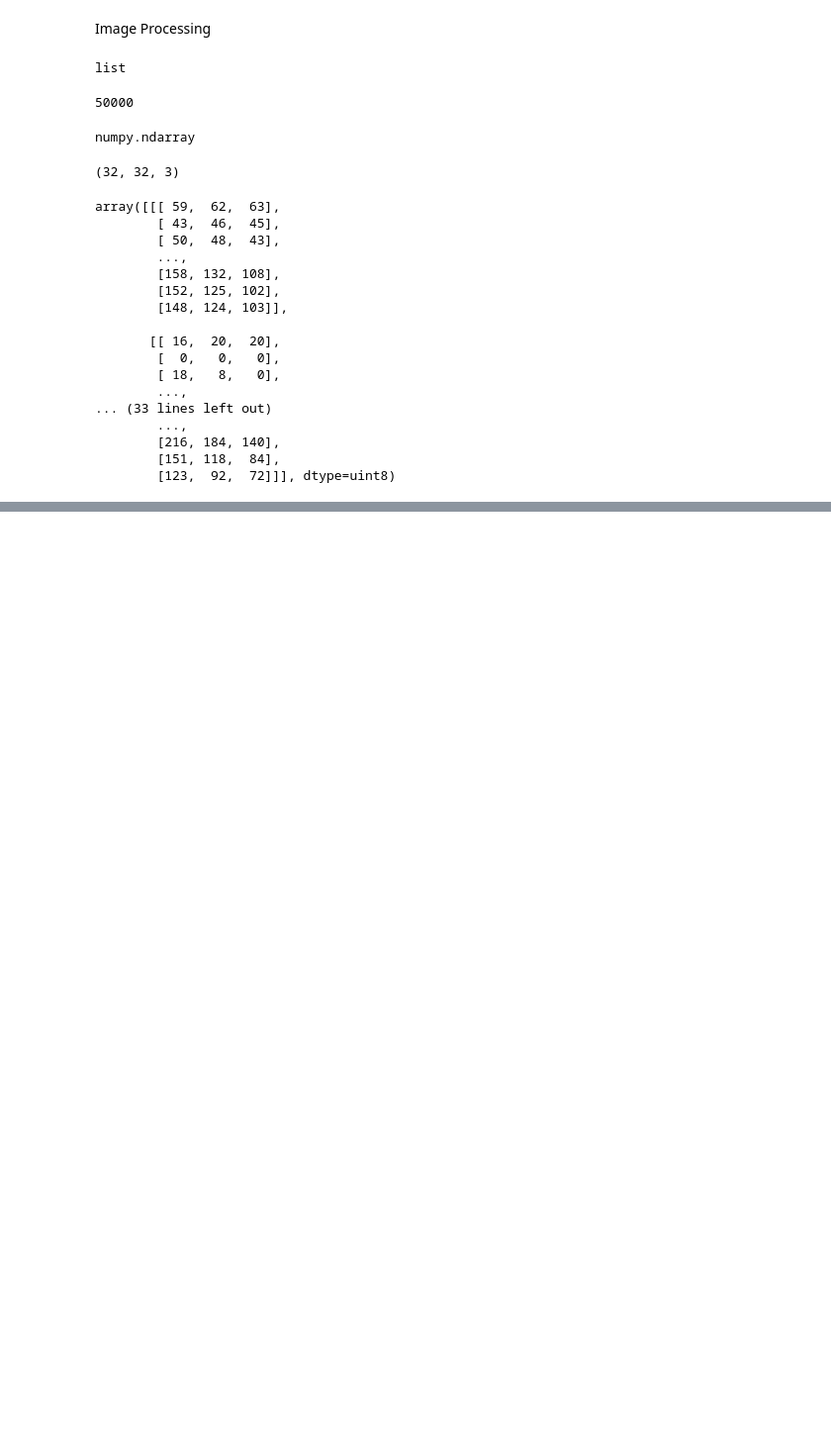
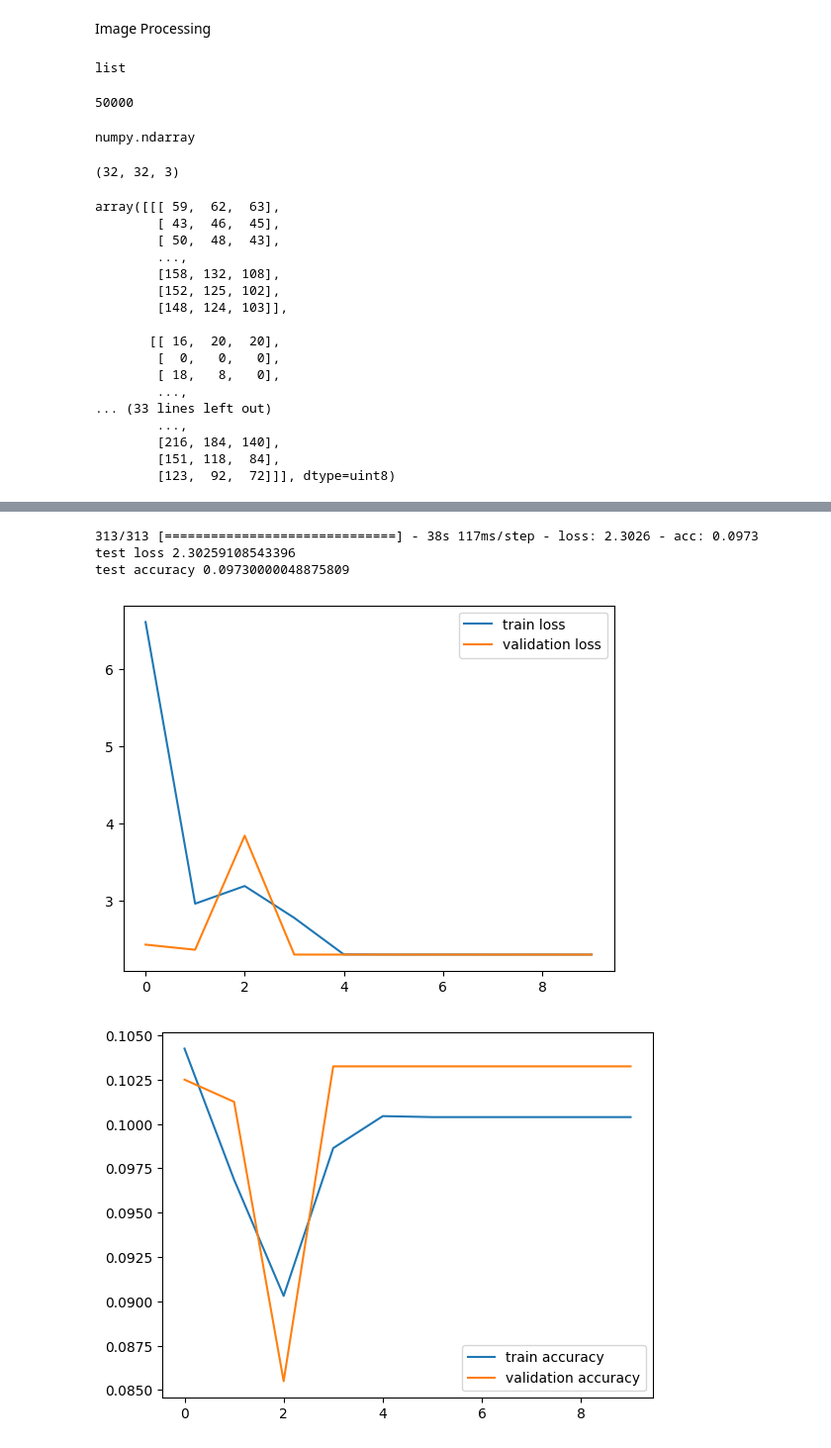
Before and after one commit to kumar291098/CIFAR-10---Object-Recognition-in-Images, a Jupyter notebook: CIFAR-10 - Object Recognition in Images.ipynb, the cells around one changed output, grey strips where cells are left out. Shown: that part at 99% size. Drawn from its saved outputs; the diff is of its cells as text; code cells hidden in the pictures; blank space fills up the shorter version.

```diff
--- a/CIFAR-10 - Object Recognition in Images.ipynb
+++ b/CIFAR-10 - Object Recognition in Images.ipynb
@@ -239,0 +342,3 @@ array([[[ 59,  62,  63],
+# %%
+convolutional_base=ResNet50(weights='imagenet', include_top=False, input_shape=(256, 256,3))
+convolutional_base.summary()
@@ -239,0 +363,18 @@ array([[[ 59,  62,  63],
+# %%
+from keras.src.layers.reshaping.up_sampling2d import UpSampling2D
+model=models.Sequential()
+model.add(layers.UpSampling2D((2,2)))
+model.add(layers.UpSampling2D((2,2)))
+model.add(layers.UpSampling2D((2,2)))
+model.add(convolutional_base)
+model.add(layers.Flatten())
+model.add(layers.BatchNormalization())
+model.add(layers.Dense(128, activation='relu'))
+model.add(layers.Dropout(0.5))
+model.add(layers.BatchNormalization())
+model.add(layers.Dense(64, activation='relu'))
+model.add(layers.Dropout(0.5))
+model.add(layers.BatchNormalization())
+model.add(layers.Dense(no_of_classes, activation='relu'))
+# %%
+model.compile(optimizer=optimizers.RMSprop(lr=2e-5), loss='sparse_categorical_crossentropy', metrics=['acc'])
@@ -239,0 +383,2 @@ array([[[ 59,  62,  63],
+# %%
+history=model.fit(X_train_scaled,y_train, validation_split=0.1, epochs=10)
@@ -239,0 +406,24 @@ array([[[ 59,  62,  63],
+# %%
+loss, accuracy=model.evaluate(X_test_scaled, y_test)
+print("test loss",loss)
+print("test accuracy",accuracy)
+# %% [output]
+313/313 [==============================] - 38s 117ms/step - loss: 2.3026 - acc: 0.0973
+test loss 2.30259108543396
+test accuracy 0.09730000048875809
+# %%
+h=history
+# plot the loss function value
+plt.plot(h.history['loss'], label='train loss')
+plt.plot(h.history['val_loss'], label='validation loss')
+plt.legend()
+plt.show()
+
+# plot the accuracy value
+plt.plot(h.history['acc'], label='train accuracy')
+plt.plot(h.history['val_acc'], label='validation accuracy')
+plt.legend()
+plt.show()
+# %% [output]
+[figure, added]
+[figure, added]
```
Also changed, not shown: parts of 19 cells of this notebook.
